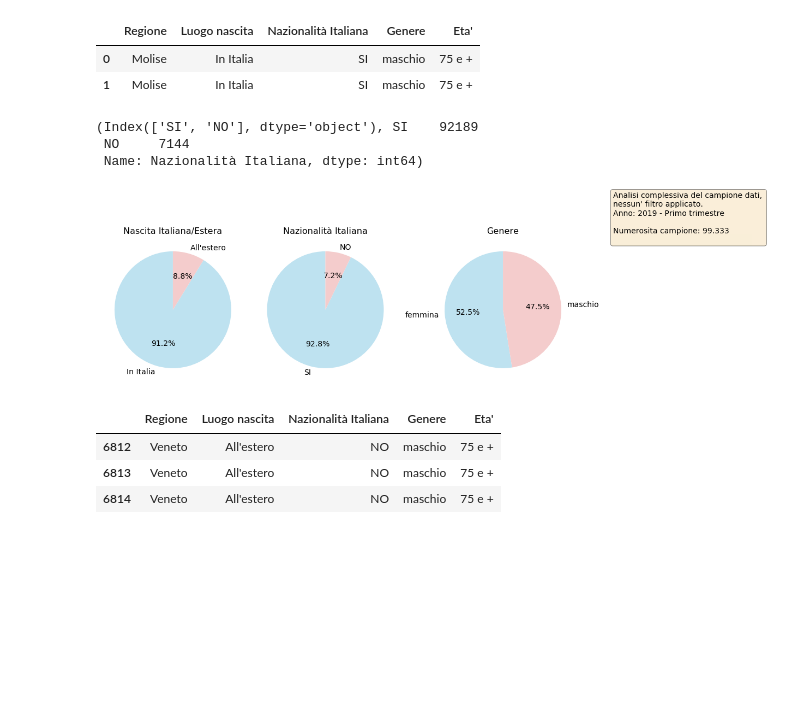
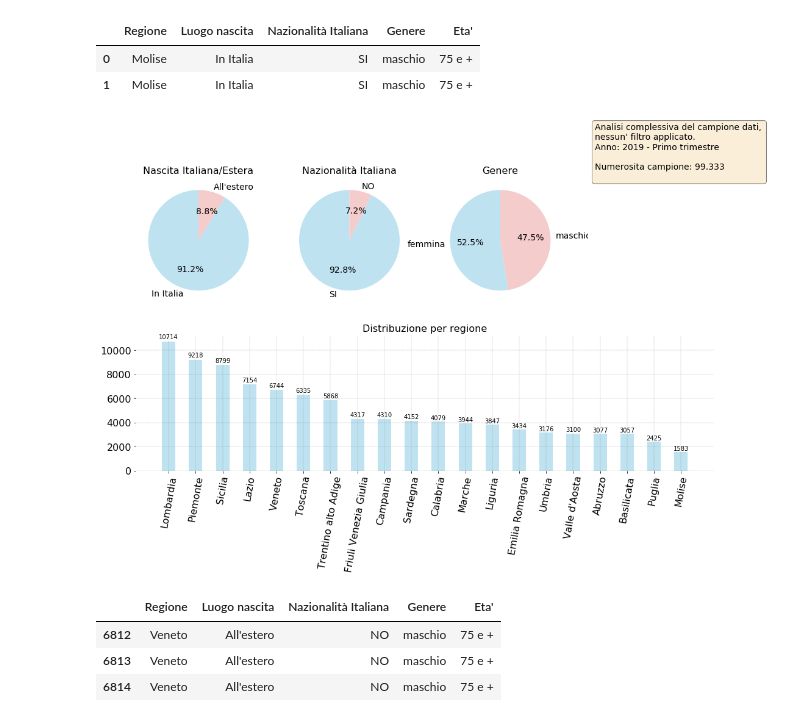
Before and after one commit to p-giovanni/ForzaLavoro, a Jupyter notebook: notebook/ForzaLavoro.ipynb, the cells around one changed output. Cells and saved outputs as stored; diff of their text form; code cells hidden in the pictures; blank space fills up the shorter version.

Commit message:
Better charts.

```diff
--- a/notebook/ForzaLavoro.ipynb
+++ b/notebook/ForzaLavoro.ipynb
@@ -19,6 +17,22 @@ from statsmodels.tsa import stattools
 locale.setlocale(locale.LC_ALL, '')
 register_matplotlib_converters()
 # %%
+def every_nth_tick(ax, every_nth = 2):
+    for n, label in enumerate(ax.xaxis.get_ticklabels()):
+        if n % every_nth != 0:
+            label.set_visible(False)
+
+def autolabel(rects, ax):
+    """
+    Attach a text label above each bar displaying its height
+    """
+    for rect in rects:
+        height = rect.get_height()
+        ax.text(rect.get_x() + rect.get_width() / 2., height + (height * 0.01),
+                '%d' % int(height),
+                ha='center', va='bottom')
+
+
 def set_axes_common_properties(axe, no_grid=False):
     rv = 1
     try:
@@ -98,18 +112,19 @@ df_red.head(2)
 |  | Regione | Luogo nascita | Nazionalità Italiana | Genere | Eta' |
 | 0 | Molise | In Italia | SI | maschio | 75 e + |
 | 1 | Molise | In Italia | SI | maschio | 75 e + |
-# %%
-it_est_cnt = df_red['Nazionalità Italiana'].value_counts()
-
-
-(it_est_cnt.index, it_est_cnt)
-# %% [output]
-(Index(['SI', 'NO'], dtype='object'), SI    92189
- NO     7144
- Name: Nazionalità Italiana, dtype: int64)
 # %%
-fig, ax = plt.subplots(nrows=1, ncols=4, constrained_layout=True, figsize=(17, 5))
 
+fig = plt.figure(figsize=(17, 9))
+gs = fig.add_gridspec(2, 4)
+
+ax = []
+ax.append(fig.add_subplot(gs[0, 0]))
+ax.append(fig.add_subplot(gs[0, 1]))
+ax.append(fig.add_subplot(gs[0, 2]))
+ax.append(fig.add_subplot(gs[0, 3]))
+ax.append(fig.add_subplot(gs[1, :]))
+
+# ------------------------------------------------------------------------
 set_axes_common_properties(ax[0])
 
 # Count of the place of birth: Italy / Other.
@@ -133,6 +148,7 @@ ch1 = ax[0].pie(it_est_cnt.values,
           autopct='%1.1f%%',
           textprops={'fontsize': 14})
 
+# ------------------------------------------------------------------------
 ax[1].set_title("Nazionalità Italiana", fontsize=16)
 ch2 = ax[1].pie(nationality.values,
           labels=nationality.index,
@@ -140,36 +156,52 @@ ch2 = ax[1].pie(nationality.values,
           colors=colors,
           startangle=90,
           autopct='%1.1f%%',
           textprops={'fontsize': 14})
 
+# ------------------------------------------------------------------------
 ax[2].set_title("Genere", fontsize=16)
 ch2 = ax[2].pie(gender.values,
           labels=gender.index,
           shadow=False,
           colors=colors,
           startangle=90,
           autopct='%1.1f%%',
           textprops={'fontsize': 14})
 
+# ------------------------------------------------------------------------
 sample_num = f'{df.shape[0]:n}'.format()
 text = """Analisi complessiva del campione dati,
 nessun' filtro applicato.
 Anno: {y} - {q}
 
 Numerosita campione: {n}
 """.format(y=year,q=quarter_name,n=sample_num)
 
 props = dict(boxstyle='round', facecolor='wheat', alpha=0.5)
 ax[3].text(0.05, 0.95, text, fontsize=14, bbox=props)
 set_axes_common_properties(ax[3], True)
 ax[3].get_xaxis().set_ticks([])
 ax[3].get_yaxis().set_ticks([])
-#, transform=ax[3].transAxes, fontsize=14,
-#           verticalalignment='top', bbox=props, ma='left')
+
+# ------------------------------------------------------------------------
+width = 0.5
+
+regions_dist = df_red['Regione'].value_counts().to_frame()
+region_num = regions_dist['Regione']
+region_labels = regions_dist.index
+
+rects_region = ax[4].bar(region_labels, region_num, width=width, color=colors[0])
+set_axes_common_properties(ax[4])
+
+autolabel(rects_region, ax[4])
+
+ax[4].set_xticklabels(region_labels, rotation=80)
+ax[4].tick_params(axis='both', labelsize=16)
+ax[4].set_title("Distribuzione per regione", fontsize=16)
 
 plt.savefig(os.path.join(images_path,"{prefix}forza_lavoro_composizione.png".format(prefix=file_prefix)))
 # %% [output]
-[figure, old version]
+[figure, new version]
 # %%
 esteri_mask = df_red['Nazionalità Italiana'] != 'SI'
 df_red[esteri_mask].head(3)
```
Also changed, not shown: parts of 4 cells of this notebook, 2 other files.
